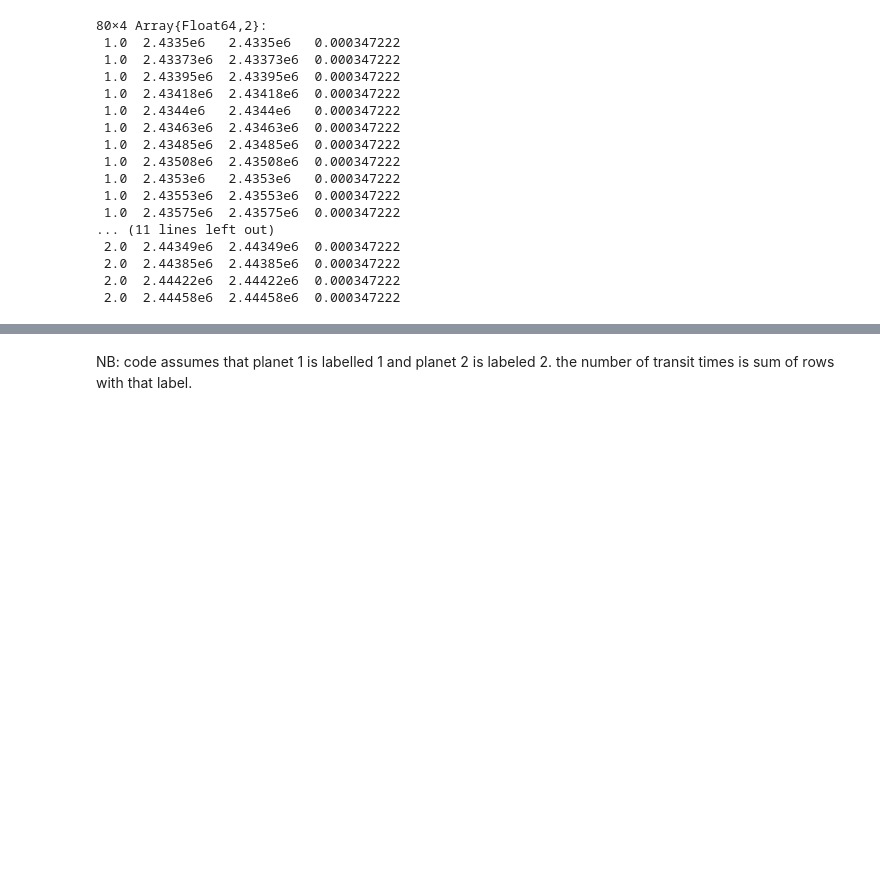
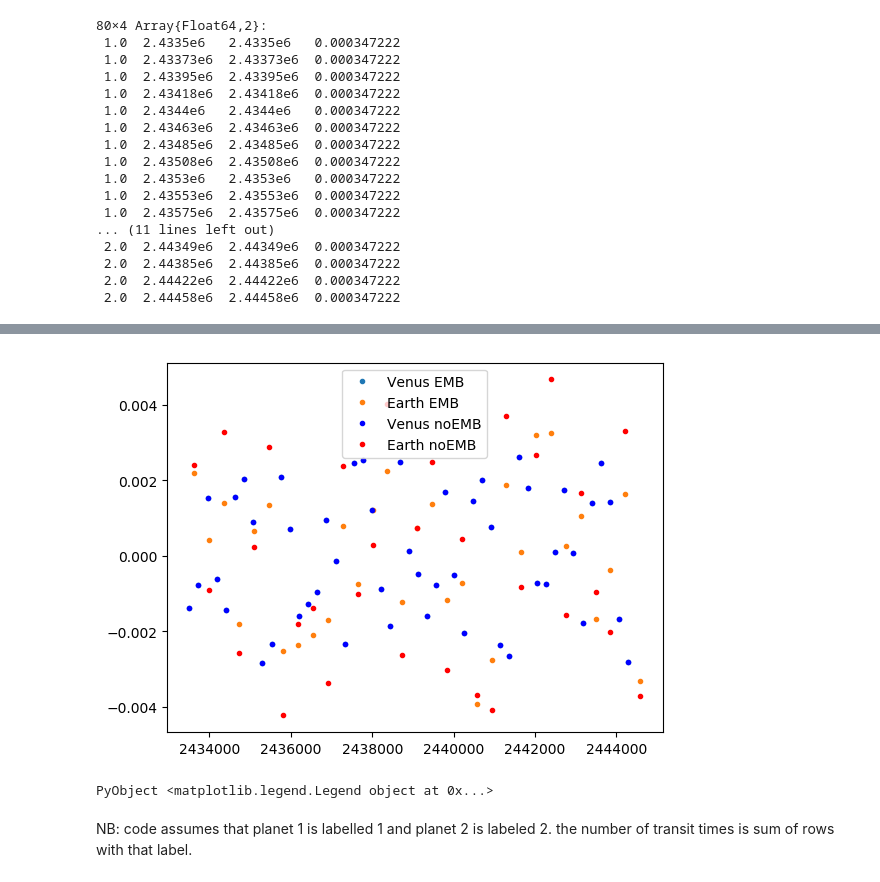
Before and after one commit to bmlindor/ttv_ss, a Jupyter notebook: workflow.ipynb, the cells around one changed output, grey strips where cells are left out. Drawn from its saved outputs; the diff is of its cells as text; code cells hidden in the pictures; blank space fills up the shorter version.

```diff
--- a/workflow.ipynb
+++ b/workflow.ipynb
@@ -24,3 +24,8 @@ data_file = readdlm("INPUTS/tt_30.0sEMB30.0yrs.txt",Float64)
  2.0  2.44385e6  2.44385e6  0.000347222
  2.0  2.44422e6  2.44422e6  0.000347222
  2.0  2.44458e6  2.44458e6  0.000347222
+# %%
+EMBtt1 = data_file[1:49,3]
+EMBtt10 = data_file[1:49,2]
+EMBtt2 = data_file[50:end,3]
+EMBtt20 = data_file[50:end,2]
@@ -26,0 +70,5 @@ data_file = readdlm("INPUTS/tt_30.0sEMB30.0yrs.txt",Float64)
+# %%
+EVtt1 = EVdata_file[1:49,3]
+EVtt10 = EVdata_file[1:49,2]
+EVtt2 = EVdata_file[50:end,3]
+EVtt20 = EVdata_file[50:end,2]
@@ -27,3 +93,13 @@ data_file = readdlm("INPUTS/tt_30.0sEMB30.0yrs.txt",Float64)
+# %%
+plot(EMBtt1, EMBtt1.-EMBtt10,".",label="Venus EMB")
+plot(EMBtt2, EMBtt2.-EMBtt20,".",label="Earth EMB")
+plot(EVtt1, EVtt1.-EVtt10,".",color=:blue,label="Venus noEMB")
+plot(EVtt2, EVtt2.-EVtt20,".",color=:red,label="Earth noEMB")
+legend()
+legend()
+# %% [output]
+[figure, added]
+PyObject <matplotlib.legend.Legend object at 0x...>
 # %% [markdown]
 NB: code assumes that planet 1 is labelled 1 and planet 2 is labeled 2. the number of transit times is sum of rows with that label.
 # %%
```
Also changed, not shown: parts of 14 cells of this notebook, 4 other files.
